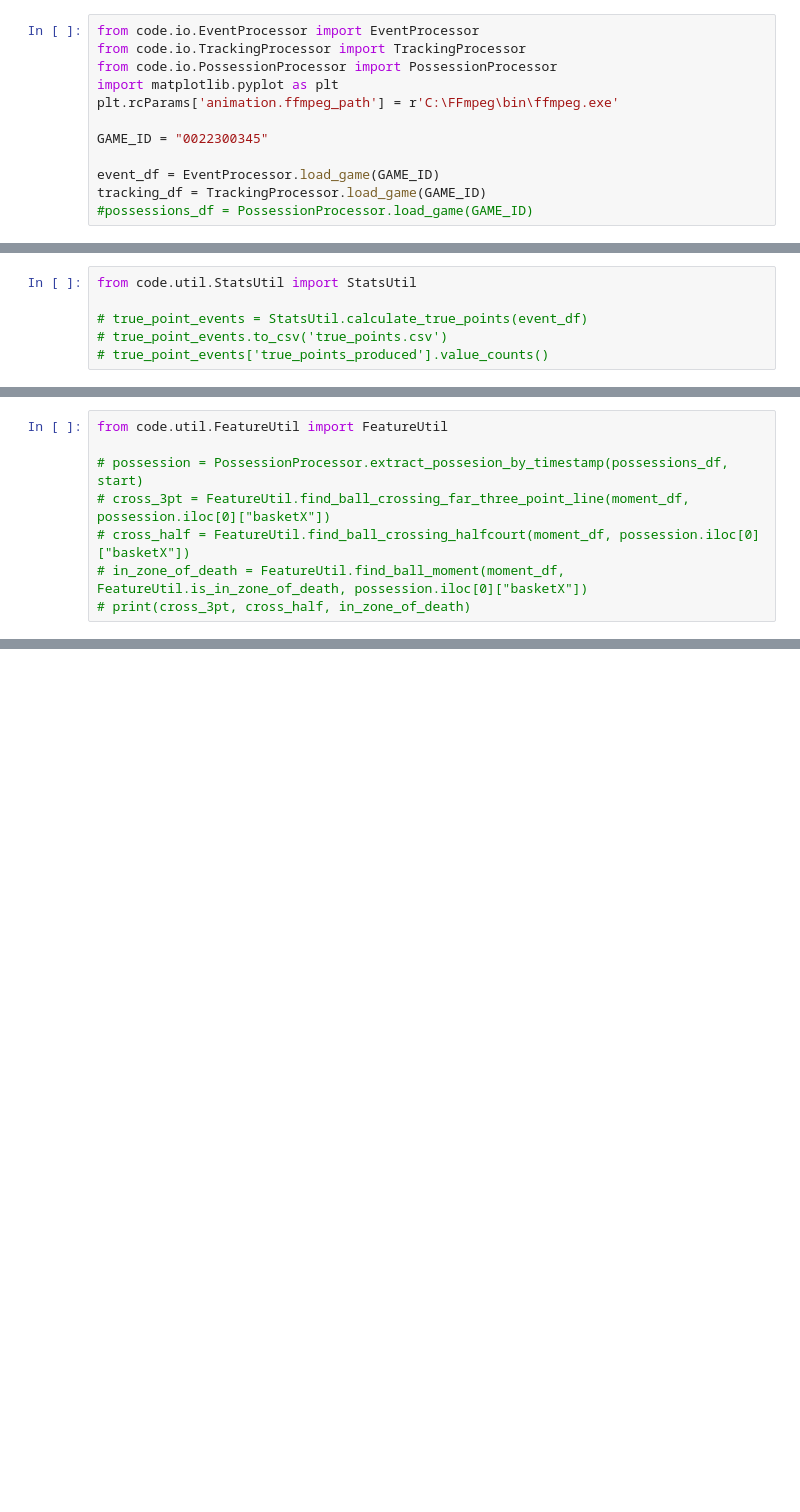
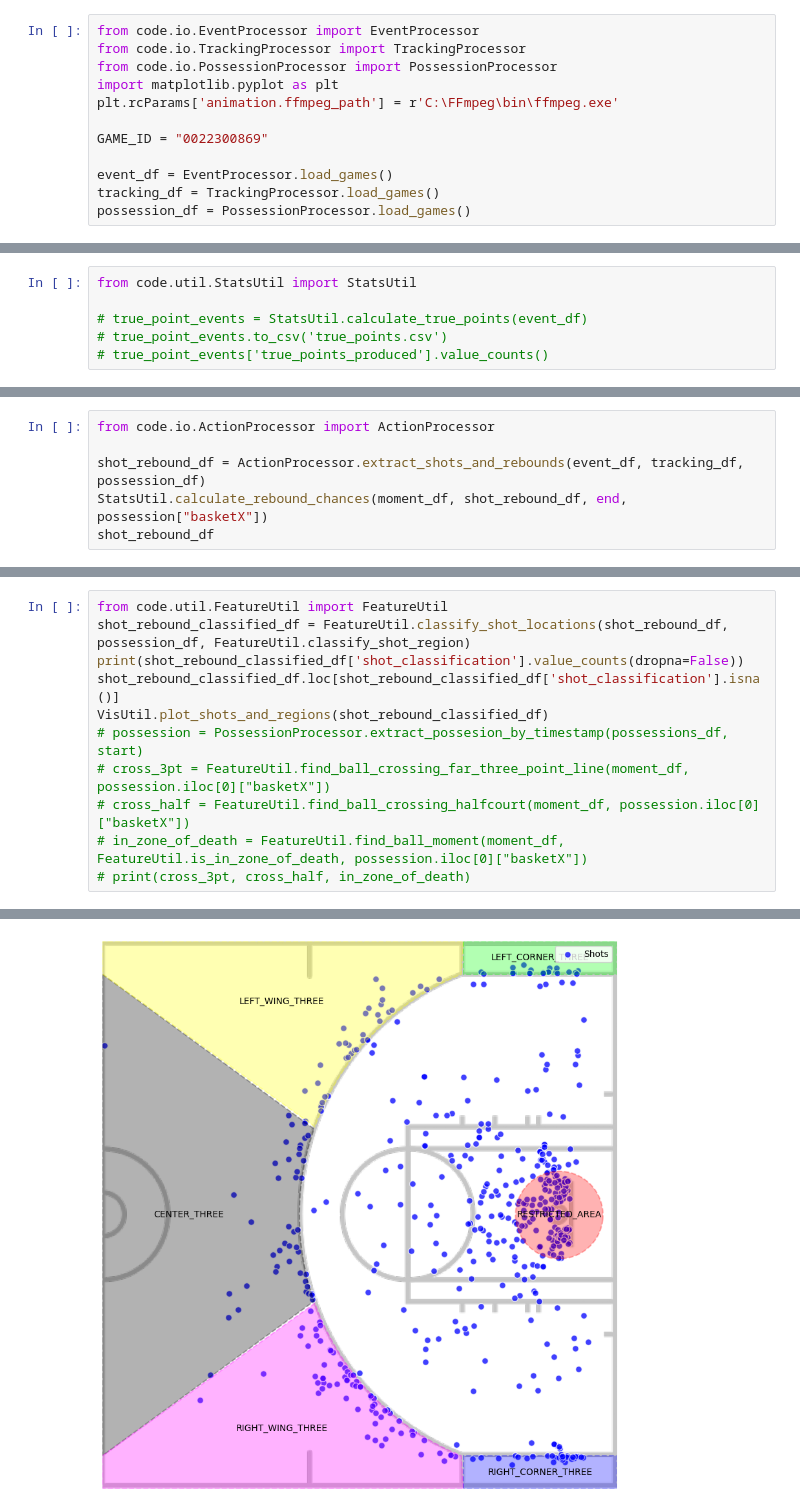
Before and after one commit to dkStephanos/TrueImpactShotCharts, a Jupyter notebook: create_shot_charts.ipynb, the cells around one changed output, grey strips where cells are left out. Cells and saved outputs as stored; diff of their text form; blank space fills up the shorter version.

```diff
--- a/create_shot_charts.ipynb
+++ b/create_shot_charts.ipynb
@@ -5,8 +5,8 @@ from code.io.PossessionProcessor import PossessionProcessor
 import matplotlib.pyplot as plt
 plt.rcParams['animation.ffmpeg_path'] = r'C:\FFmpeg\bin\ffmpeg.exe'
 
-GAME_ID = "0022300345"
+GAME_ID = "0022300869"
 
-event_df = EventProcessor.load_game(GAME_ID)
-tracking_df = TrackingProcessor.load_game(GAME_ID)
-#possessions_df = PossessionProcessor.load_game(GAME_ID)
+event_df = EventProcessor.load_games()
+tracking_df = TrackingProcessor.load_games()
+possession_df = PossessionProcessor.load_games()
@@ -23,0 +35,6 @@ moment_df = TrackingProcessor.extract_moment_from_timestamps(tracking_df, start,
+# %%
+from code.io.ActionProcessor import ActionProcessor
+
+shot_rebound_df = ActionProcessor.extract_shots_and_rebounds(event_df, tracking_df, possession_df)
+StatsUtil.calculate_rebound_chances(moment_df, shot_rebound_df, end, possession["basketX"])
+shot_rebound_df
@@ -24,8 +55,12 @@ moment_df = TrackingProcessor.extract_moment_from_timestamps(tracking_df, start,
 # %%
 from code.util.FeatureUtil import FeatureUtil
-
+shot_rebound_classified_df = FeatureUtil.classify_shot_locations(shot_rebound_df, possession_df, FeatureUtil.classify_shot_region)
+print(shot_rebound_classified_df['shot_classification'].value_counts(dropna=False))
+shot_rebound_classified_df.loc[shot_rebound_classified_df['shot_classification'].isna()]
+VisUtil.plot_shots_and_regions(shot_rebound_classified_df)
 # possession = PossessionProcessor.extract_possesion_by_timestamp(possessions_df, start)
 # cross_3pt = FeatureUtil.find_ball_crossing_far_three_point_line(moment_df, possession.iloc[0]["basketX"])
 # cross_half = FeatureUtil.find_ball_crossing_halfcourt(moment_df, possession.iloc[0]["basketX"])
 # in_zone_of_death = FeatureUtil.find_ball_moment(moment_df, FeatureUtil.is_in_zone_of_death, possession.iloc[0]["basketX"])
 # print(cross_3pt, cross_half, in_zone_of_death)
+# %% [output]
@@ -31,0 +79 @@ from code.util.FeatureUtil import FeatureUtil
+[figure, added]
```
Also changed, not shown: parts of 7 cells of this notebook.
